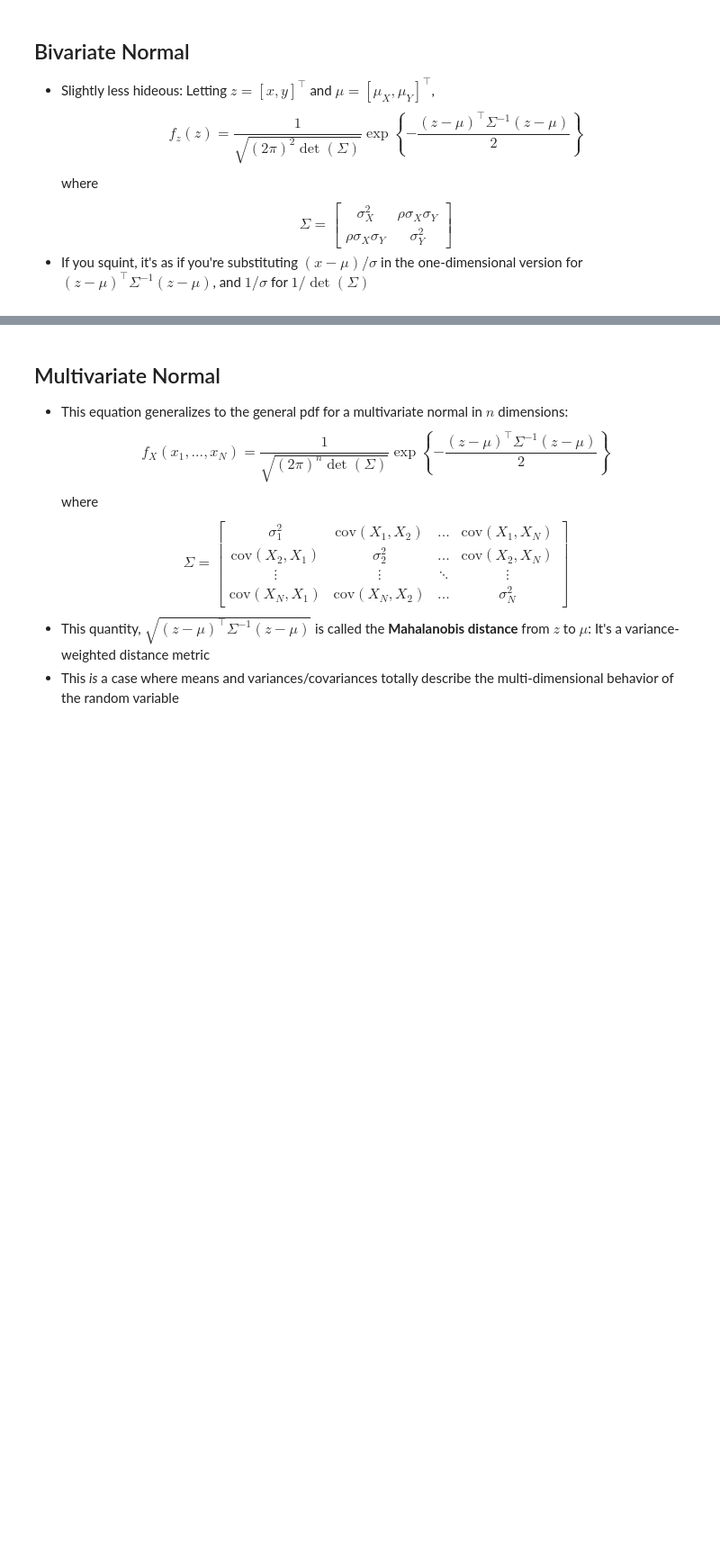
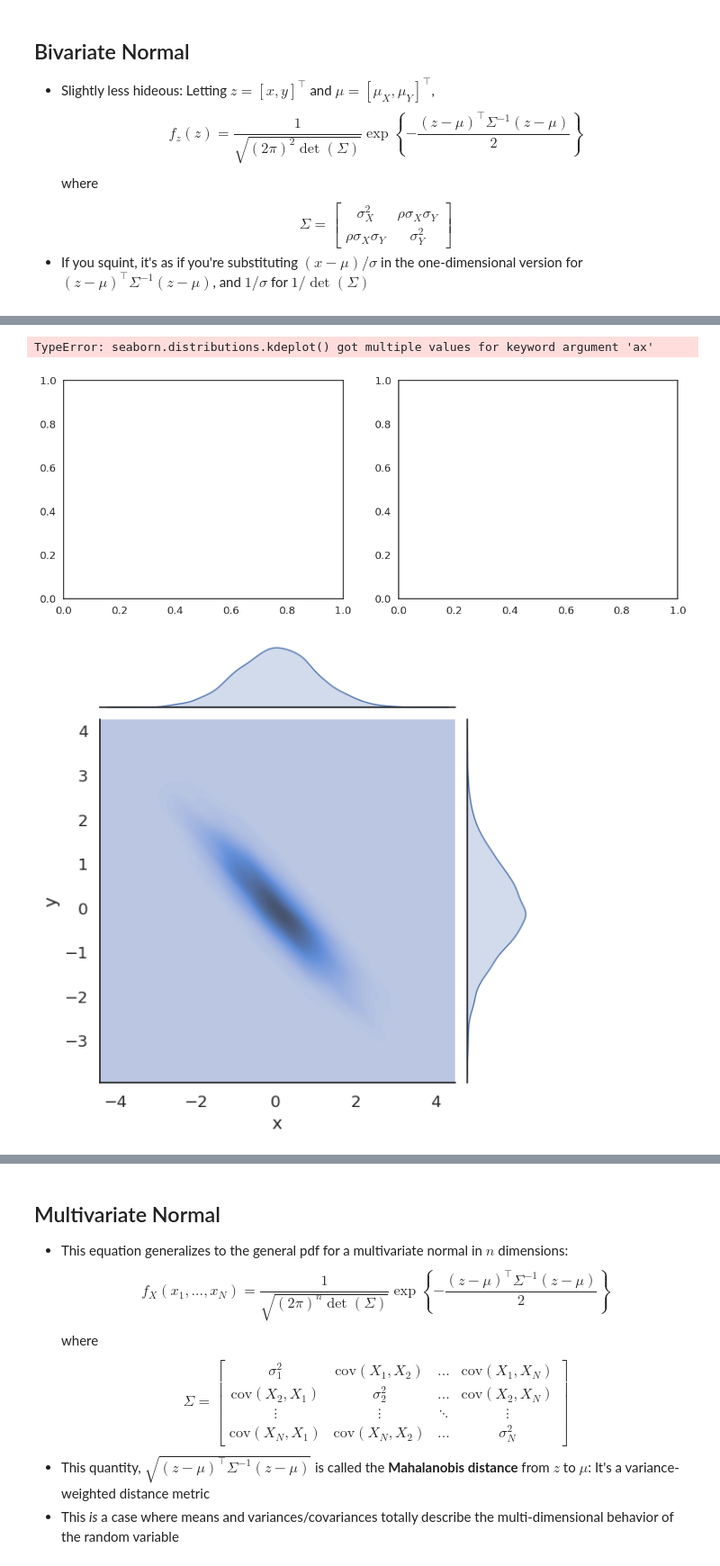
Before and after one commit to Maodougie25/understanding_uncertainty, a Jupyter notebook: 01_probability/02_moments_and_likelihood.ipynb, the cells around one changed output, grey strips where cells are left out. Shown at 90% size. Cells and saved outputs as stored; diff of their text form; code cells hidden in the pictures; blank space fills up the shorter version.

```diff
--- a/01_probability/02_moments_and_likelihood.ipynb
+++ b/01_probability/02_moments_and_likelihood.ipynb
@@ -241,0 +276,22 @@ $$
+# %%
+
+fig, axes = plt.subplots(1,2,figsize=(14,5))
+g = sns.jointplot(
+    data=df,
+    x='x',
+    y='y',
+    kind='kde',
+    fill=True,
+    thresh=0,
+    levels=50,
+    ax = axes[0])
+g.plot_marginals(sns.kdeplot, fill=True,ax=axes[0])
+
+sns.jointplot(data=df, x='x', y='y', kind='scatter',alpha=.2,ax=axes[1])
+sns.kdeplot(data=df, x='x', y='y', levels=5, color='k', linewidths=1,ax=axes[1])
+
+plt.show()
+# %% [output]
+TypeError: seaborn.distributions.kdeplot() got multiple values for keyword argument 'ax'
+[figure, added]
+[figure, added]
```
Also changed, not shown: parts of 16 cells of this notebook.
